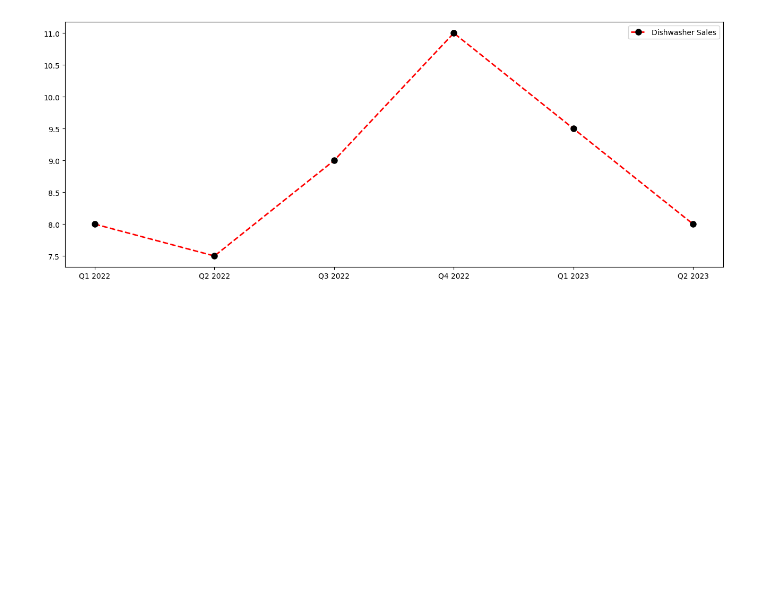
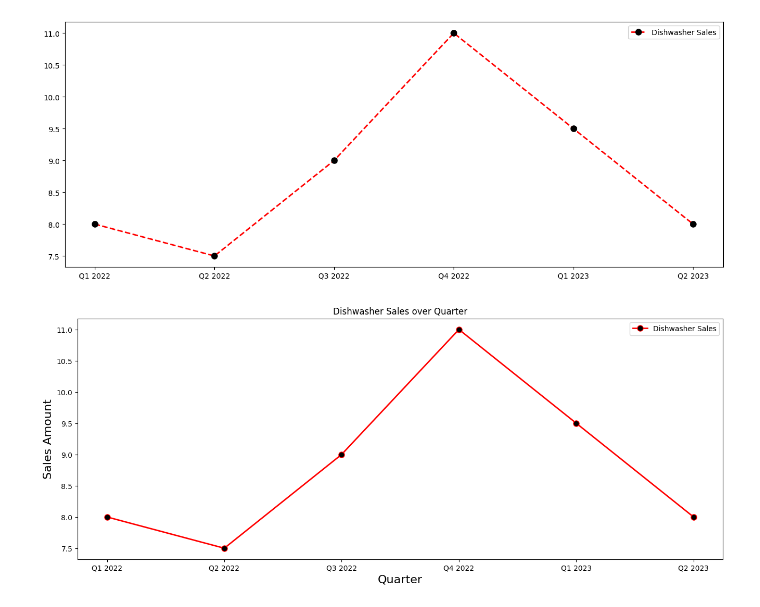
Before and after one commit to redwanhasan07208212/python-basic, a Jupyter notebook: Class_8/matplot.ipynb, the cells around one changed output. Saved outputs shown, nothing was run; the diff lists cells and outputs as text; code cells hidden in the pictures; blank space fills up the shorter version.

```diff
--- a/Class_8/matplot.ipynb
+++ b/Class_8/matplot.ipynb
@@ -52,3 +52,13 @@ plt.legend()
 plt.show()
 # %% [output]
 [figure]
+# %%
+plt.figure(figsize=(16,6))
+plt.plot(data1['Quarter'],data1['Dishwasher'],label = 'Dishwasher Sales',color='red',marker='o',markersize=8,linewidth=2,markerfacecolor = 'black')
+plt.legend()
+plt.title('Dishwasher Sales over Quarter')
+plt.xlabel('Quarter',fontsize = 16)
+plt.ylabel('Sales Amount',fontsize=16)
+plt.show()
+# %% [output]
+[figure, added]
```
Also changed, not shown: parts of 2 cells of this notebook, 4 other files.
